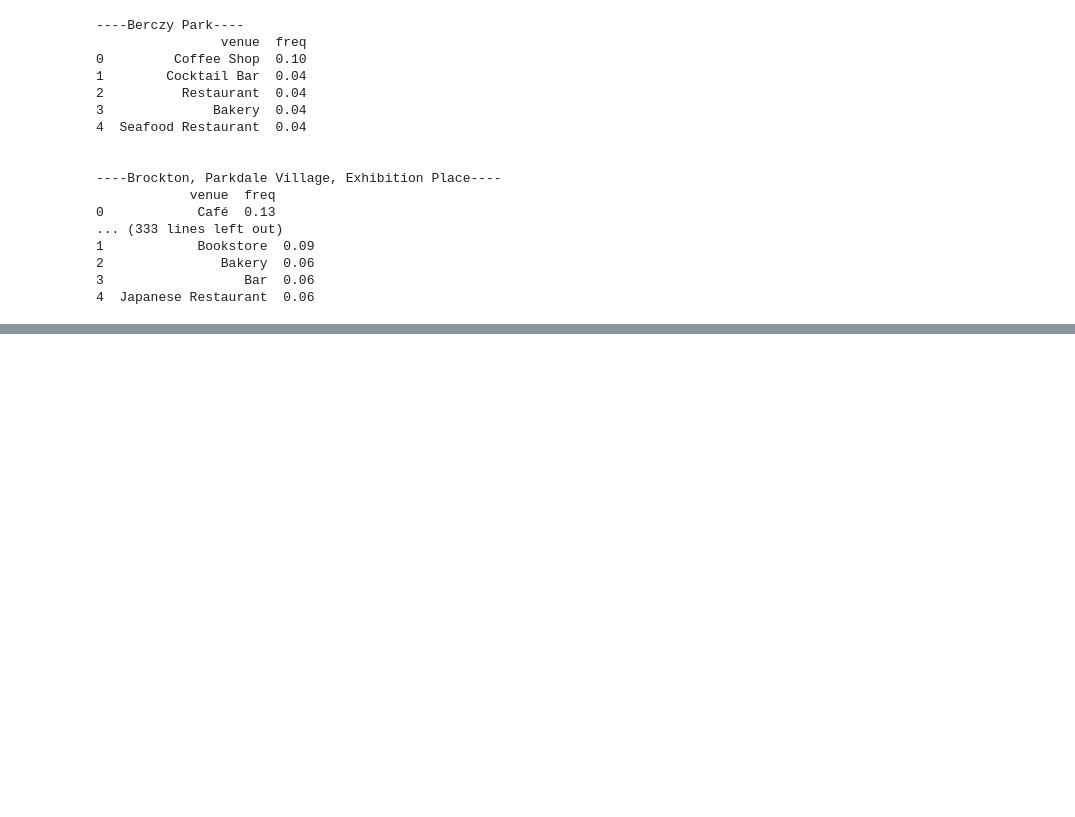
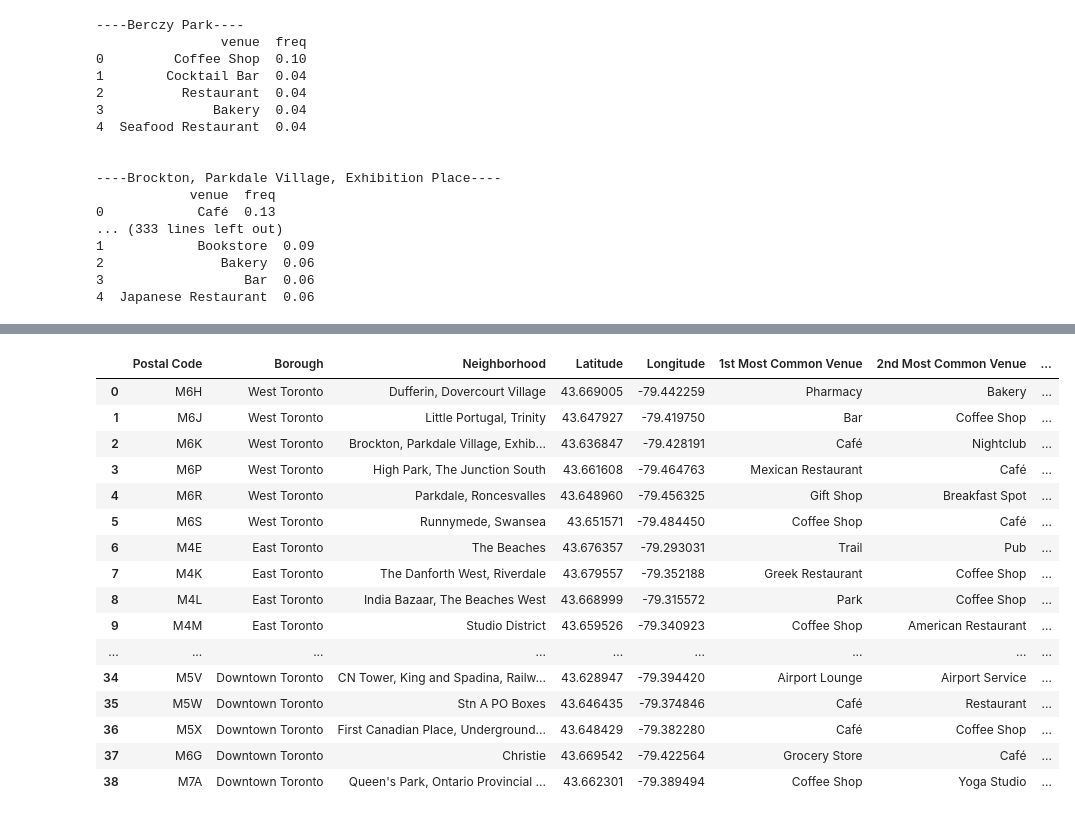
Before and after one commit to amitroy2006/Capstone-Project-Data-Science-Specialization, a Jupyter notebook: Capstone Project Notebook IBM .ipynb, the cells around one changed output, grey strips where cells are left out. Saved outputs shown, nothing was run; the diff lists cells and outputs as text; code cells hidden in the pictures; blank space fills up the shorter version.

Commit message:
Published from Watson Studio.

```diff
--- a/Capstone Project Notebook IBM .ipynb
+++ b/Capstone Project Notebook IBM .ipynb
@@ -761,6 +761,3 @@ toronto_onehot.shape
 (1171, 212)
 # %% [markdown]
 We would like to know the frequency of occurence of a category for each of the neighbourhoods, thus:
-# %%
-toronto_grouped = toronto_onehot.groupby('Neighborhood').mean().reset_index()
-toronto_grouped.head()
@@ -810,0 +805,6 @@ for hood in toronto_grouped['Neighborhood']:
+# %%
+def return_most_common_venues(row, num_top_venues):
+    row_categories = row.iloc[1:]
+    row_categories_sorted = row_categories.sort_values(ascending=False)
+
+    return row_categories_sorted.index.values[0:num_top_venues]
@@ -810,0 +813,21 @@ for hood in toronto_grouped['Neighborhood']:
+# %%
+num_top_venues = 5
+
+indicators = ['st', 'nd', 'rd']
+
+# create columns according to number of top venues
+columns = ['Neighborhood']
+for ind in np.arange(num_top_venues):
+    try:
+        columns.append('{}{} Most Common Venue'.format(ind+1, indicators[ind]))
+    except:
+        columns.append('{}th Most Common Venue'.format(ind+1))
+
+# create a new dataframe
+neighborhoods_venues_sorted = pd.DataFrame(columns=columns)
+neighborhoods_venues_sorted['Neighborhood'] = toronto_grouped['Neighborhood']
+
+for ind in np.arange(toronto_grouped.shape[0]):
+    neighborhoods_venues_sorted.iloc[ind, 1:] = return_most_common_venues(toronto_grouped.iloc[ind, :], num_top_venues)
+
+neighborhoods_venues_sorted.head()
@@ -810,0 +863,3 @@ for hood in toronto_grouped['Neighborhood']:
+# %%
+toronto_boroughs.rename(columns={"Neighbourhood": "Neighborhood"}, inplace=True)
+toronto_boroughs
@@ -810,0 +884,25 @@ for hood in toronto_grouped['Neighborhood']:
+# %%
+#neighborhoods_venues_sorted.insert(0, 'Cluster Labels', kmeans.labels_)
+toronto_merged = toronto_boroughs
+
+toronto_merged = toronto_merged.join(neighborhoods_venues_sorted.set_index('Neighborhood'), on='Neighborhood')
+
+toronto_merged
+# %% [output]
+|  | Postal Code | Borough | Neighborhood | Latitude | Longitude | 1st Most Common Venue | 2nd Most Common Venue | ... |
+| 0 | M6H | West Toronto | Dufferin, Dovercourt Village | 43.669005 | -79.442259 | Pharmacy | Bakery | ... |
+| 1 | M6J | West Toronto | Little Portugal, Trinity | 43.647927 | -79.419750 | Bar | Coffee Shop | ... |
+| 2 | M6K | West Toronto | Brockton, Parkdale Village, Exhib... | 43.636847 | -79.428191 | Café | Nightclub | ... |
+| 3 | M6P | West Toronto | High Park, The Junction South | 43.661608 | -79.464763 | Mexican Restaurant | Café | ... |
+| 4 | M6R | West Toronto | Parkdale, Roncesvalles | 43.648960 | -79.456325 | Gift Shop | Breakfast Spot | ... |
+| 5 | M6S | West Toronto | Runnymede, Swansea | 43.651571 | -79.484450 | Coffee Shop | Café | ... |
+| 6 | M4E | East Toronto | The Beaches | 43.676357 | -79.293031 | Trail | Pub | ... |
+| 7 | M4K | East Toronto | The Danforth West, Riverdale | 43.679557 | -79.352188 | Greek Restaurant | Coffee Shop | ... |
+| 8 | M4L | East Toronto | India Bazaar, The Beaches West | 43.668999 | -79.315572 | Park | Coffee Shop | ... |
+| 9 | M4M | East Toronto | Studio District | 43.659526 | -79.340923 | Coffee Shop | American Restaurant | ... |
+| ... | ... | ... | ... | ... | ... | ... | ... | ... |
+| 34 | M5V | Downtown Toronto | CN Tower, King and Spadina, Railw... | 43.628947 | -79.394420 | Airport Lounge | Airport Service | ... |
+| 35 | M5W | Downtown Toronto | Stn A PO Boxes | 43.646435 | -79.374846 | Café | Restaurant | ... |
+| 36 | M5X | Downtown Toronto | First Canadian Place, Underground... | 43.648429 | -79.382280 | Café | Coffee Shop | ... |
+| 37 | M6G | Downtown Toronto | Christie | 43.669542 | -79.422564 | Grocery Store | Café | ... |
+| 38 | M7A | Downtown Toronto | Queen's Park, Ontario Provincial ... | 43.662301 | -79.389494 | Coffee Shop | Yoga Studio | ... |
```
Also changed, not shown: parts of 11 cells of this notebook.
